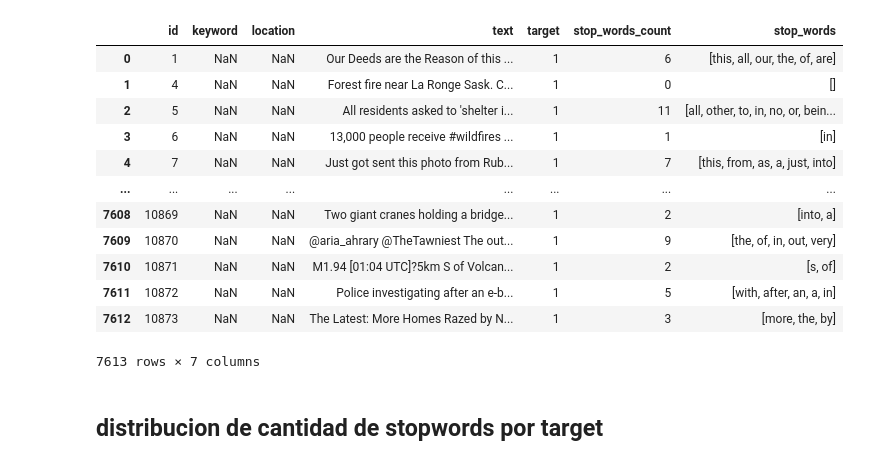
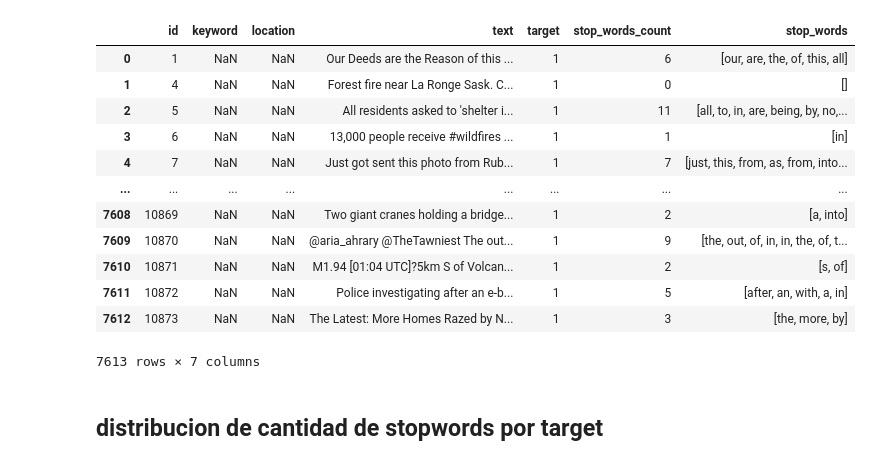
Before and after one commit to AlurrAldrey/OrgaDatosTP, a Jupyter notebook: tp1/stopwords.ipynb, the cells around one changed output. Saved outputs shown, nothing was run; the diff lists cells and outputs as text; code cells hidden in the pictures.

```diff
--- a/tp1/stopwords.ipynb
+++ b/tp1/stopwords.ipynb
@@ -9,21 +9,21 @@ df = pd.read_csv('train.csv')
 stop = stopwords.words('english')
 # %%
 df['stop_words_count'] = df['text'].apply(lambda x: len([w for w in str(x).lower().split() if w in stop]))
-df['stop_words'] = df['text'].apply(lambda x: list(set([w for w in str(x).lower().split() if w in stop])))
+df['stop_words'] = df['text'].apply(lambda x: [w for w in str(x).lower().split() if w in stop])
 df
 # %% [output]
 |  | id | keyword | location | text | target | stop_words_count | stop_words |
-| 0 | 1 | NaN | NaN | Our Deeds are the Reason of this ... | 1 | 6 | [this, all, our, the, of, are] |
+| 0 | 1 | NaN | NaN | Our Deeds are the Reason of this ... | 1 | 6 | [our, are, the, of, this, all] |
 | 1 | 4 | NaN | NaN | Forest fire near La Ronge Sask. C... | 1 | 0 | [] |
-| 2 | 5 | NaN | NaN | All residents asked to 'shelter i... | 1 | 11 | [all, other, to, in, no, or, bein... |
+| 2 | 5 | NaN | NaN | All residents asked to 'shelter i... | 1 | 11 | [all, to, in, are, being, by, no,... |
 | 3 | 6 | NaN | NaN | 13,000 people receive #wildfires ... | 1 | 1 | [in] |
-| 4 | 7 | NaN | NaN | Just got sent this photo from Rub... | 1 | 7 | [this, from, as, a, just, into] |
+| 4 | 7 | NaN | NaN | Just got sent this photo from Rub... | 1 | 7 | [just, this, from, as, from, into... |
 | ... | ... | ... | ... | ... | ... | ... | ... |
-| 7608 | 10869 | NaN | NaN | Two giant cranes holding a bridge... | 1 | 2 | [into, a] |
-| 7609 | 10870 | NaN | NaN | @aria_ahrary @TheTawniest The out... | 1 | 9 | [the, of, in, out, very] |
+| 7608 | 10869 | NaN | NaN | Two giant cranes holding a bridge... | 1 | 2 | [a, into] |
+| 7609 | 10870 | NaN | NaN | @aria_ahrary @TheTawniest The out... | 1 | 9 | [the, out, of, in, in, the, of, t... |
 | 7610 | 10871 | NaN | NaN | M1.94 [01:04 UTC]?5km S of Volcan... | 1 | 2 | [s, of] |
-| 7611 | 10872 | NaN | NaN | Police investigating after an e-b... | 1 | 5 | [with, after, an, a, in] |
-| 7612 | 10873 | NaN | NaN | The Latest: More Homes Razed by N... | 1 | 3 | [more, the, by] |
+| 7611 | 10872 | NaN | NaN | Police investigating after an e-b... | 1 | 5 | [after, an, with, a, in] |
+| 7612 | 10873 | NaN | NaN | The Latest: More Homes Razed by N... | 1 | 3 | [the, more, by] |
 7613 rows × 7 columns
 # %% [markdown]
 ## distribucion de cantidad de stopwords por target
```
Also changed, not shown: parts of 13 cells of this notebook.
